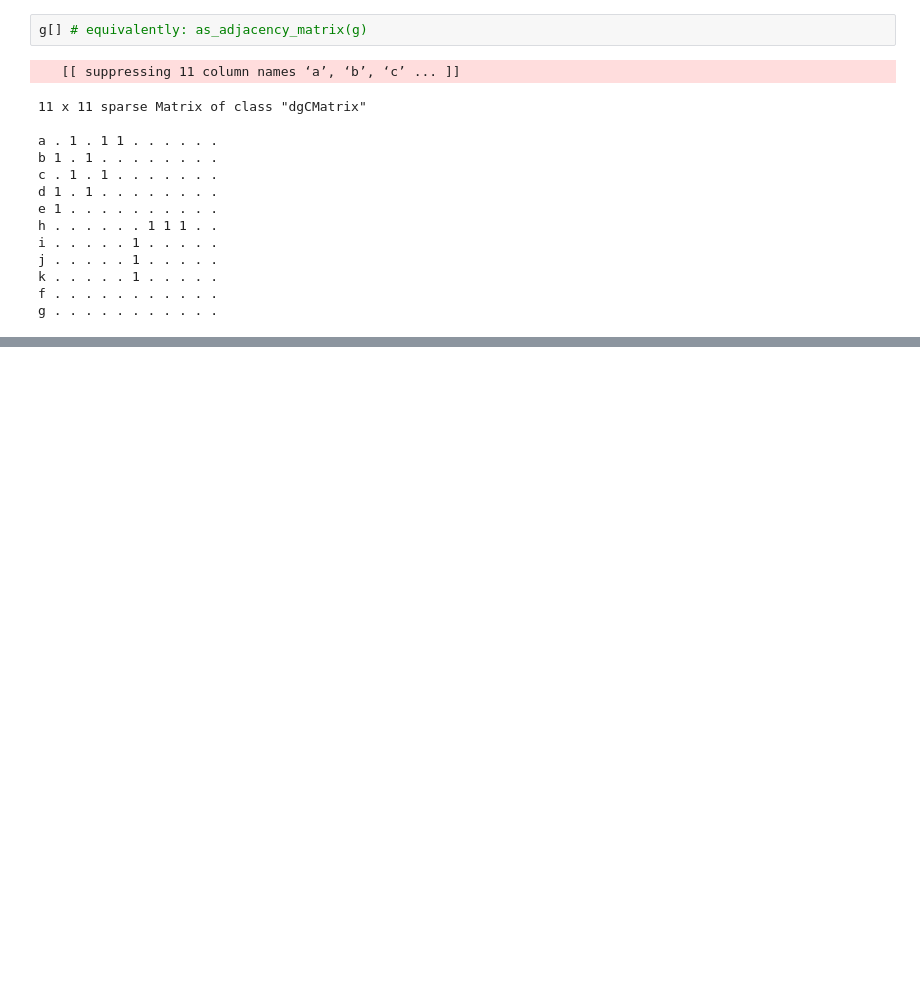
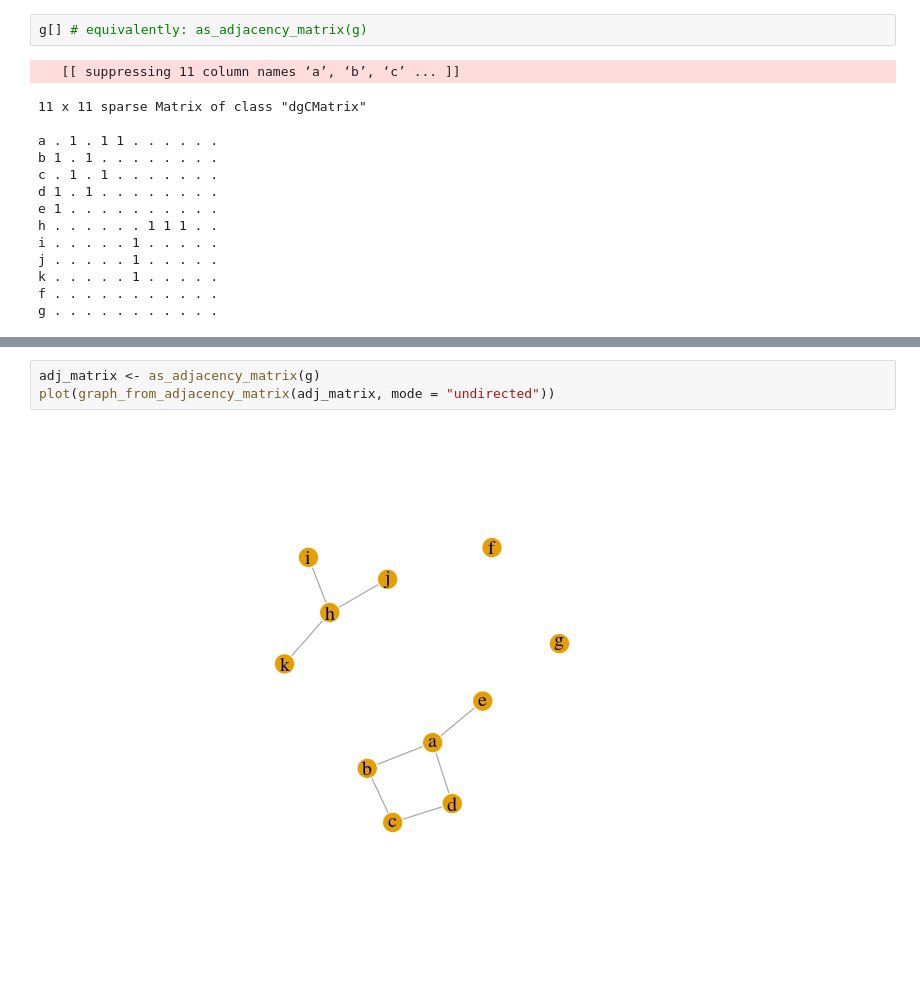
Before and after one commit to gbertagnolli/Networks-LM-Math, a Jupyter notebook: networks-seminar-1.ipynb, the cells around one changed output, grey strips where cells are left out. Saved outputs shown, nothing was run; the diff lists cells and outputs as text; blank space fills up the shorter version.

```diff
--- a/networks-seminar-1.ipynb
+++ b/networks-seminar-1.ipynb
@@ -156,0 +262,5 @@ $$k_i = \sum_j a_{ij}.$$
+# %%
+adj_matrix <- as_adjacency_matrix(g)
+plot(graph_from_adjacency_matrix(adj_matrix, mode = "undirected"))
+# %% [output]
+[figure, added]
```
Also changed, not shown: parts of 36 cells of this notebook.
